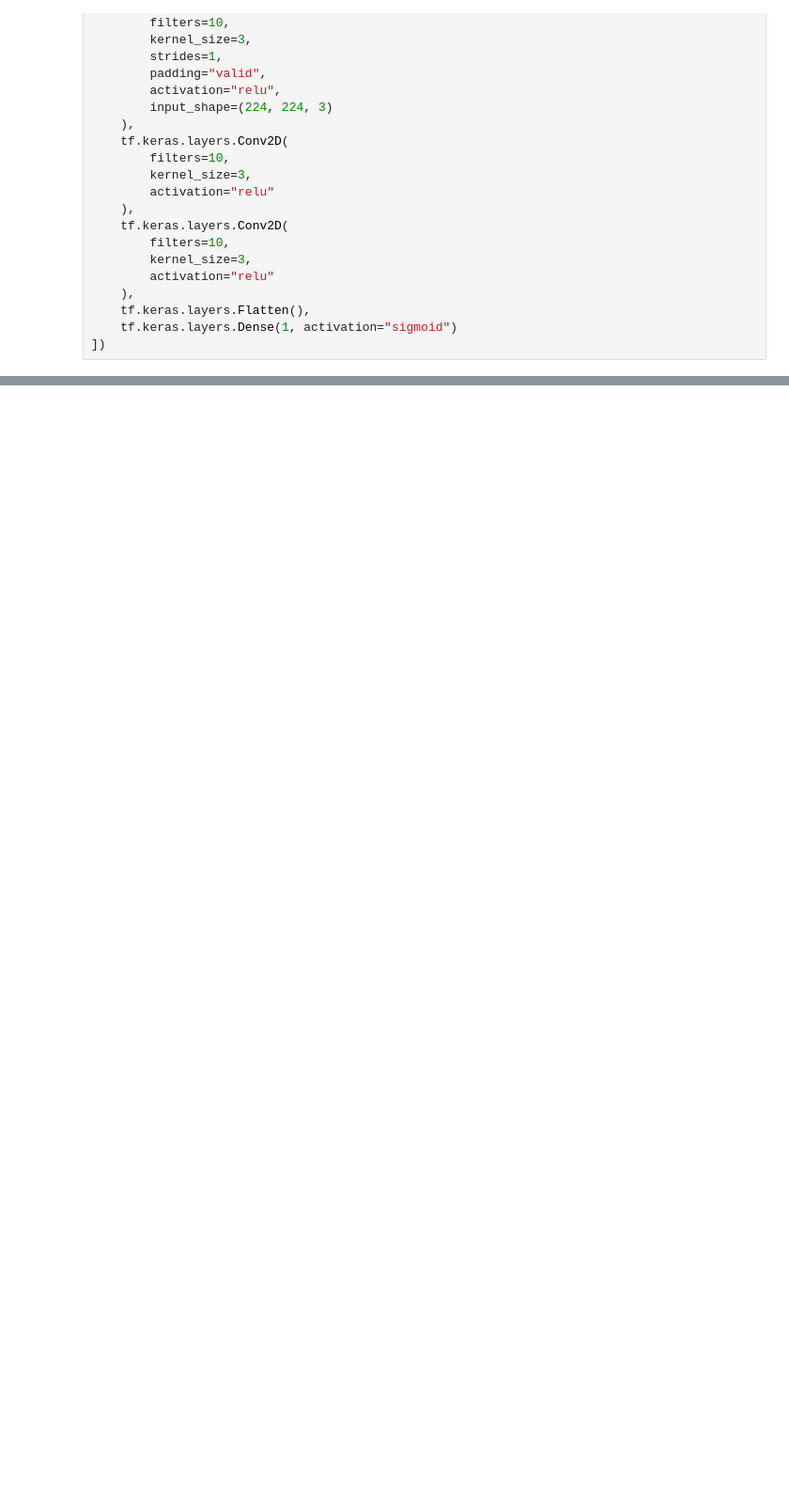
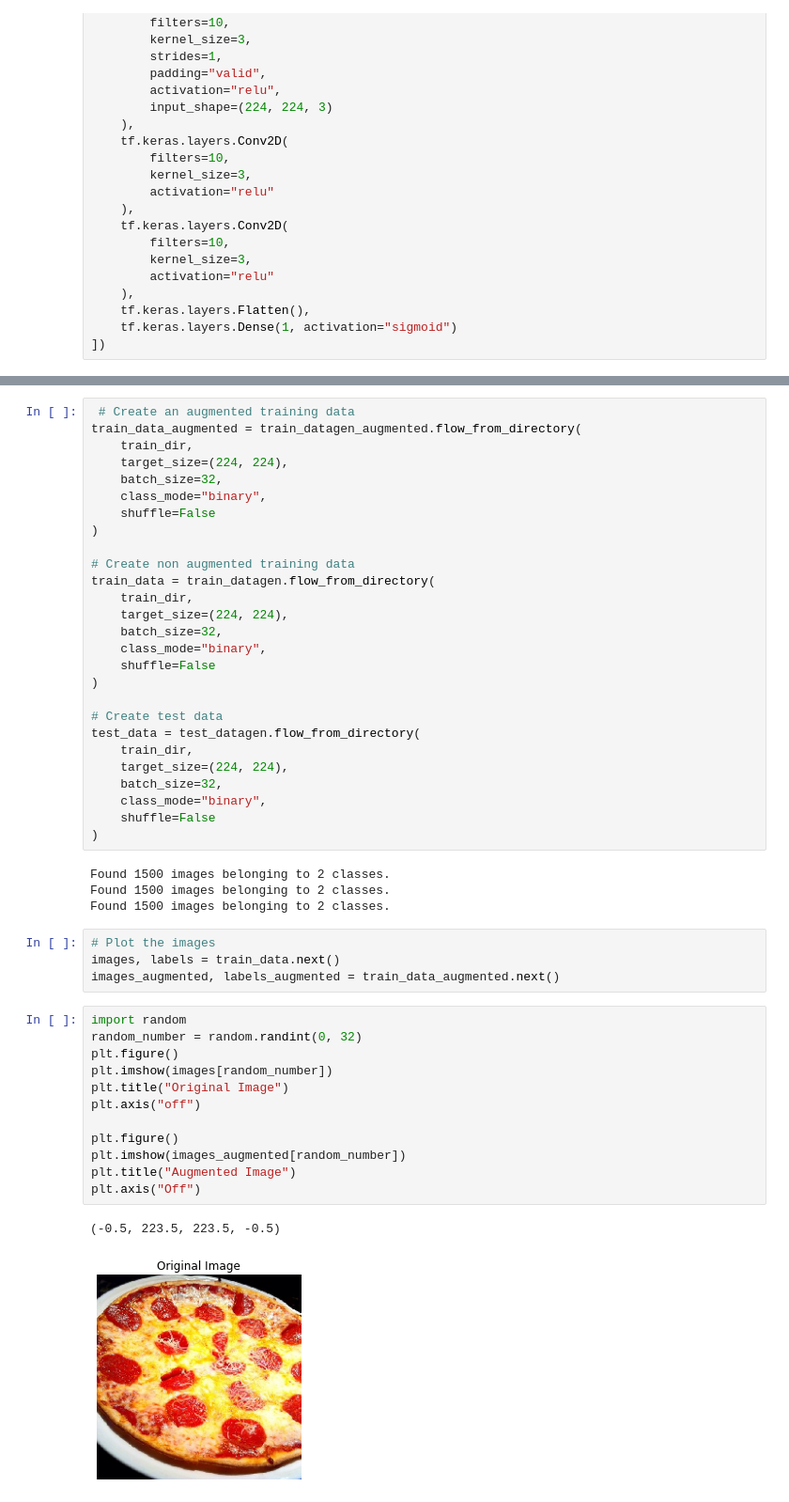
Before and after one commit to niketanmoon/practice_tensorflow, a Jupyter notebook: introduction_to_computer_vision_with_tensorflow.ipynb, the cells around one changed output, grey strips where cells are left out. Shown at 94% size. Cells and saved outputs as stored; diff of their text form; blank space fills up the shorter version.

```diff
--- a/introduction_to_computer_vision_with_tensorflow.ipynb
+++ b/introduction_to_computer_vision_with_tensorflow.ipynb
@@ -494,0 +645,50 @@ model_4 = tf.keras.Sequential([
+# %%
+ # Create an augmented training data
+train_data_augmented = train_datagen_augmented.flow_from_directory(
+    train_dir,
+    target_size=(224, 224),
+    batch_size=32,
+    class_mode="binary",
+    shuffle=False
+)
+
+# Create non augmented training data
+train_data = train_datagen.flow_from_directory(
+    train_dir,
+    target_size=(224, 224),
+    batch_size=32,
+    class_mode="binary",
+    shuffle=False
+)
+
+# Create test data
+test_data = test_datagen.flow_from_directory(
+    train_dir,
+    target_size=(224, 224),
+    batch_size=32,
+    class_mode="binary",
+    shuffle=False
+)
+# %% [output]
+Found 1500 images belonging to 2 classes.
+Found 1500 images belonging to 2 classes.
+Found 1500 images belonging to 2 classes.
+# %%
+# Plot the images
+images, labels = train_data.next()
+images_augmented, labels_augmented = train_data_augmented.next()
+# %%
+import random
+random_number = random.randint(0, 32)
+plt.figure()
+plt.imshow(images[random_number])
+plt.title("Original Image")
+plt.axis("off")
+
+plt.figure()
+plt.imshow(images_augmented[random_number])
+plt.title("Augmented Image")
+plt.axis("Off")
+# %% [output]
+(-0.5, 223.5, 223.5, -0.5)
+[figure, added]
```
Also changed, not shown: parts of 44 cells of this notebook.
